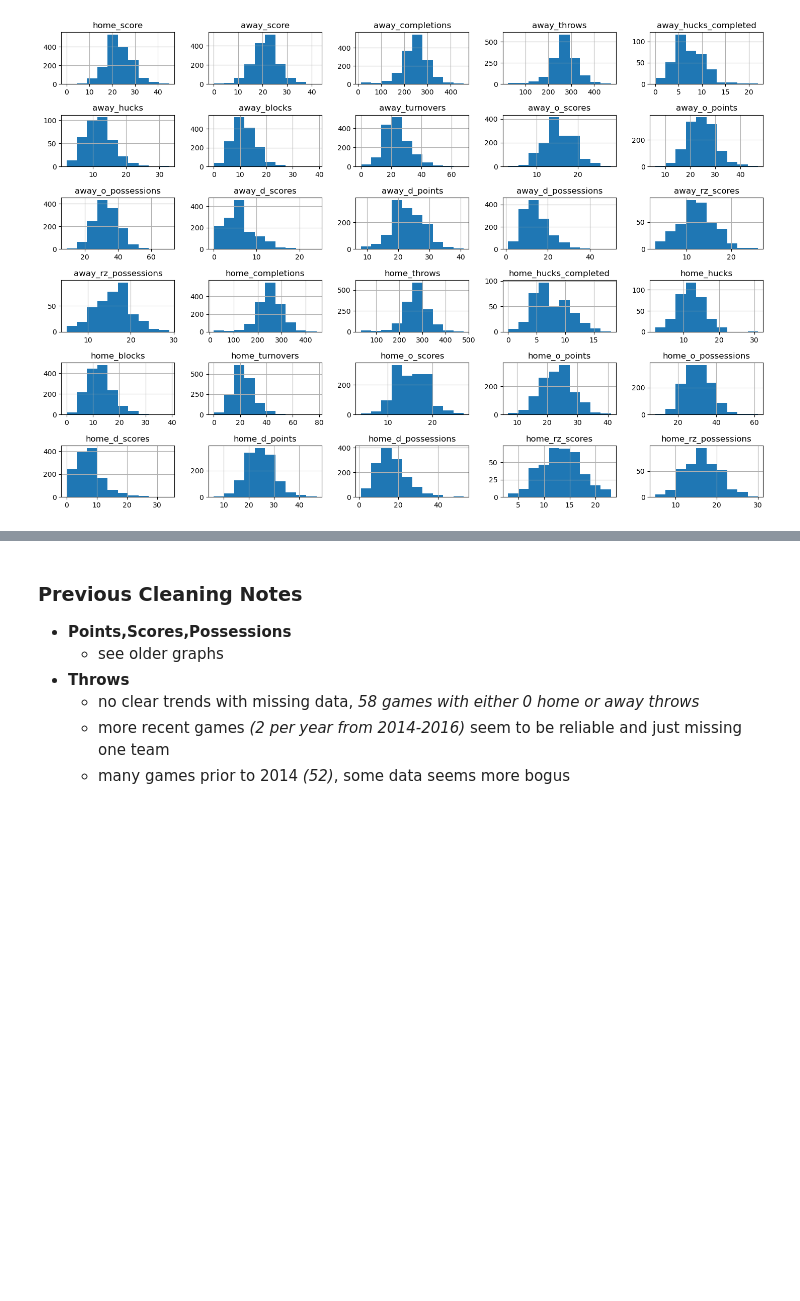
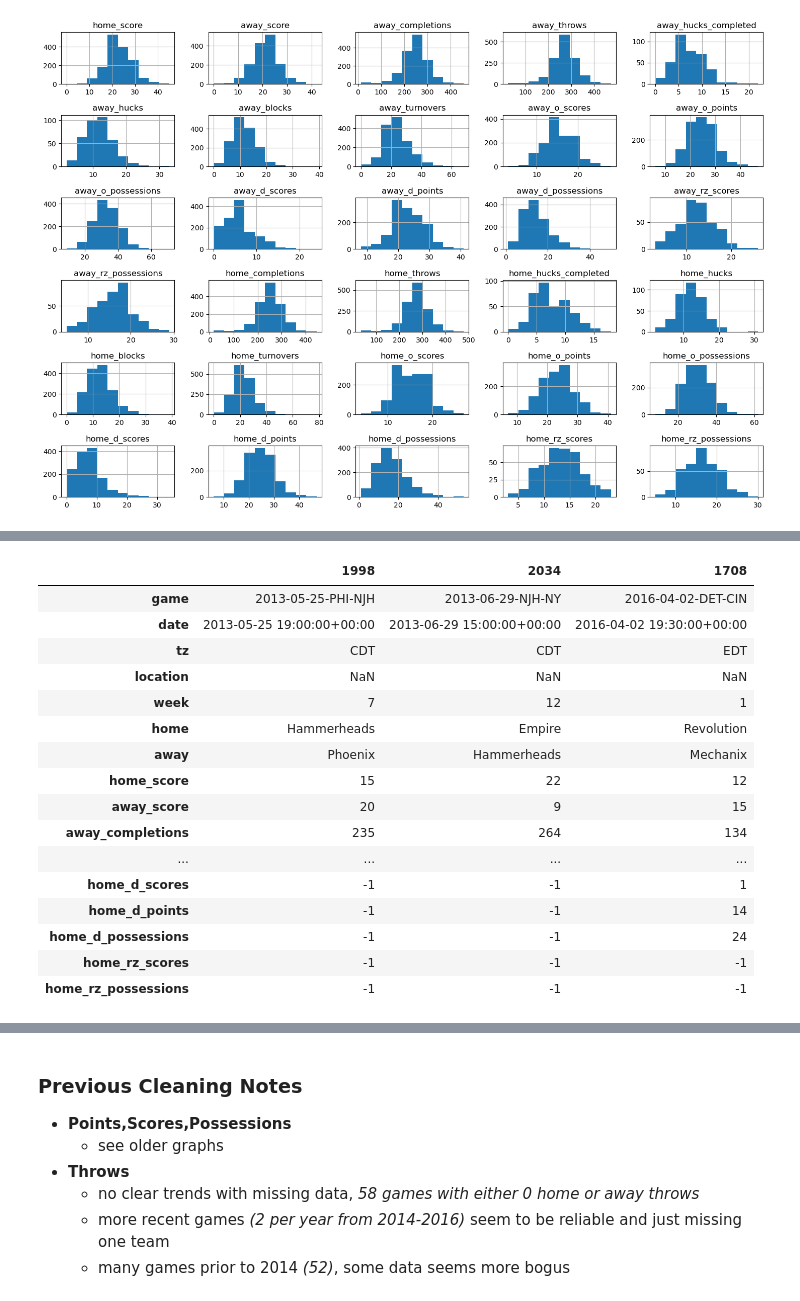
Before and after one commit to NBPub/Springboard, a Jupyter notebook: Capstone Two/7.6_Wrangling.ipynb, the cells around one changed output, grey strips where cells are left out. Cells and saved outputs as stored; diff of their text form; code cells hidden in the pictures; blank space fills up the shorter version.

Commit message:
Capstone Two revisions, ML notes, removing data files from assignment projects

```diff
--- a/Capstone Two/7.6_Wrangling.ipynb
+++ b/Capstone Two/7.6_Wrangling.ipynb
@@ -599,0 +650,20 @@ plt.show()
+# %%
+data[(data.home_turnovers > 60)].T
+# %% [output]
+|  | 1998 | 2034 | 1708 |
+| game | 2013-05-25-PHI-NJH | 2013-06-29-NJH-NY | 2016-04-02-DET-CIN |
+| date | 2013-05-25 19:00:00+00:00 | 2013-06-29 15:00:00+00:00 | 2016-04-02 19:30:00+00:00 |
+| tz | CDT | CDT | EDT |
+| location | NaN | NaN | NaN |
+| week | 7 | 12 | 1 |
+| home | Hammerheads | Empire | Revolution |
+| away | Phoenix | Hammerheads | Mechanix |
+| home_score | 15 | 22 | 12 |
+| away_score | 20 | 9 | 15 |
+| away_completions | 235 | 264 | 134 |
+| ... | ... | ... | ... |
+| home_d_scores | -1 | -1 | 1 |
+| home_d_points | -1 | -1 | 14 |
+| home_d_possessions | -1 | -1 | 24 |
+| home_rz_scores | -1 | -1 | -1 |
+| home_rz_possessions | -1 | -1 | -1 |
```
Also changed, not shown: parts of 15 cells of this notebook, 5 other files.
